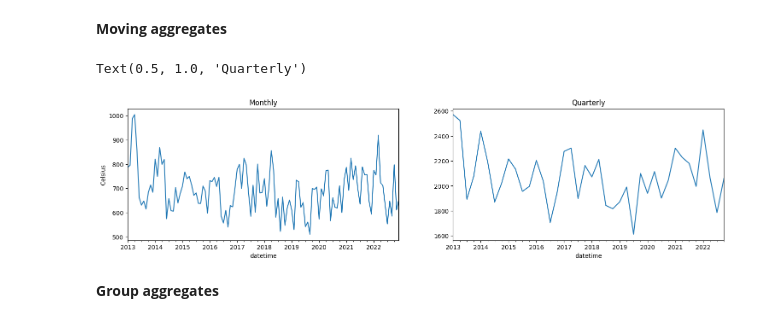
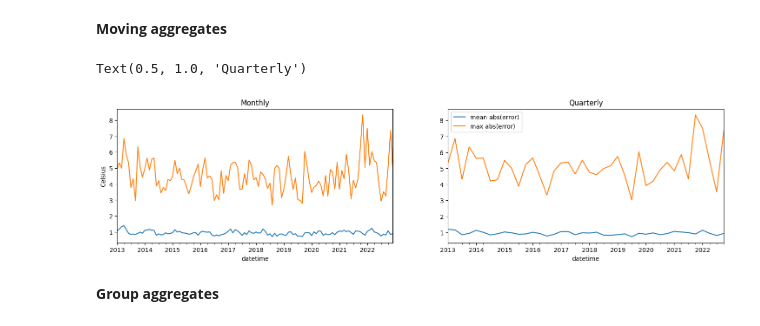
Before and after one commit to hrhampapura/ams_ai_shortcourse_2025, a Jupyter notebook: notebooks/AMSAI2025_Evaluation.ipynb, the cells around one changed output. Cells and saved outputs as stored; diff of their text form; code cells hidden in the pictures.

```diff
--- a/notebooks/AMSAI2025_Evaluation.ipynb
+++ b/notebooks/AMSAI2025_Evaluation.ipynb
@@ -353,17 +366,22 @@ The difference between the two is that a **moving** aggregate will provide a sep
 # %%
 dfy["abs_error"] = np.abs(dfy["error"])
 
 fig, axs = plt.subplots(1, 2, figsize=(18, 4))
 
-dfy["abs_error"].resample('MS').sum().plot(ax=axs[0])
-dfy["abs_error"].resample('QS').sum().plot(ax=axs[1])
+dfy["abs_error"].resample('MS').mean().plot(ax=axs[0], label="mean abs(error)")
+dfy["abs_error"].resample('QS').mean().plot(ax=axs[1], label="mean abs(error)")
+
+dfy["abs_error"].resample('MS').max().plot(ax=axs[0], label="max abs(error)")
+dfy["abs_error"].resample('QS').max().plot(ax=axs[1], label="max abs(error)")
+
+plt.legend()
 
 axs[0].set_title("Monthly")
 axs[0].set_ylabel("Celsius")
 axs[1].set_title("Quarterly")
 # %% [output]
 Text(0.5, 1.0, 'Quarterly')
-[figure, old version]
+[figure, new version]
 # %% [markdown]
 **Group aggregates**
 # %%
```
Also changed, not shown: parts of 10 cells of this notebook.
